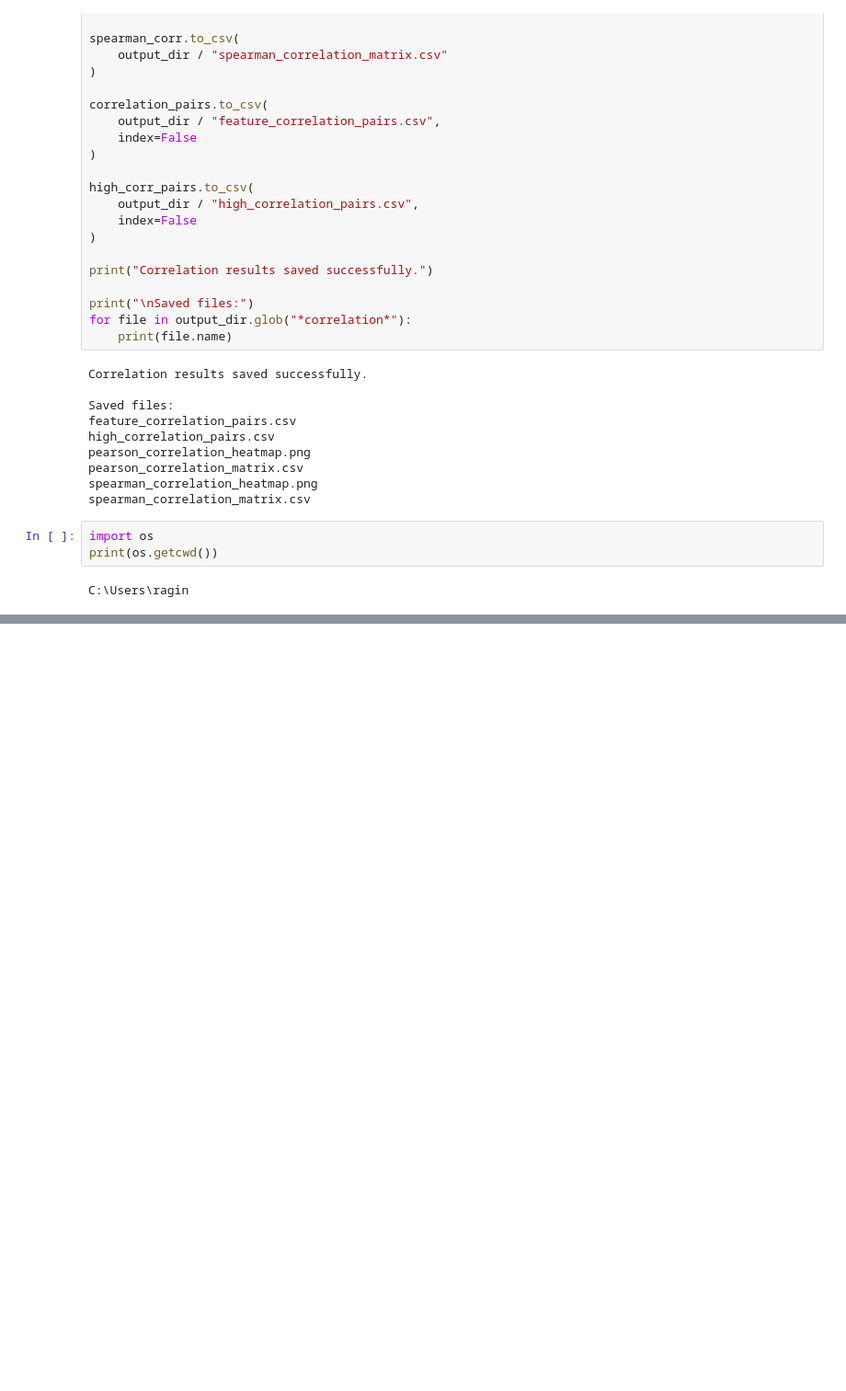
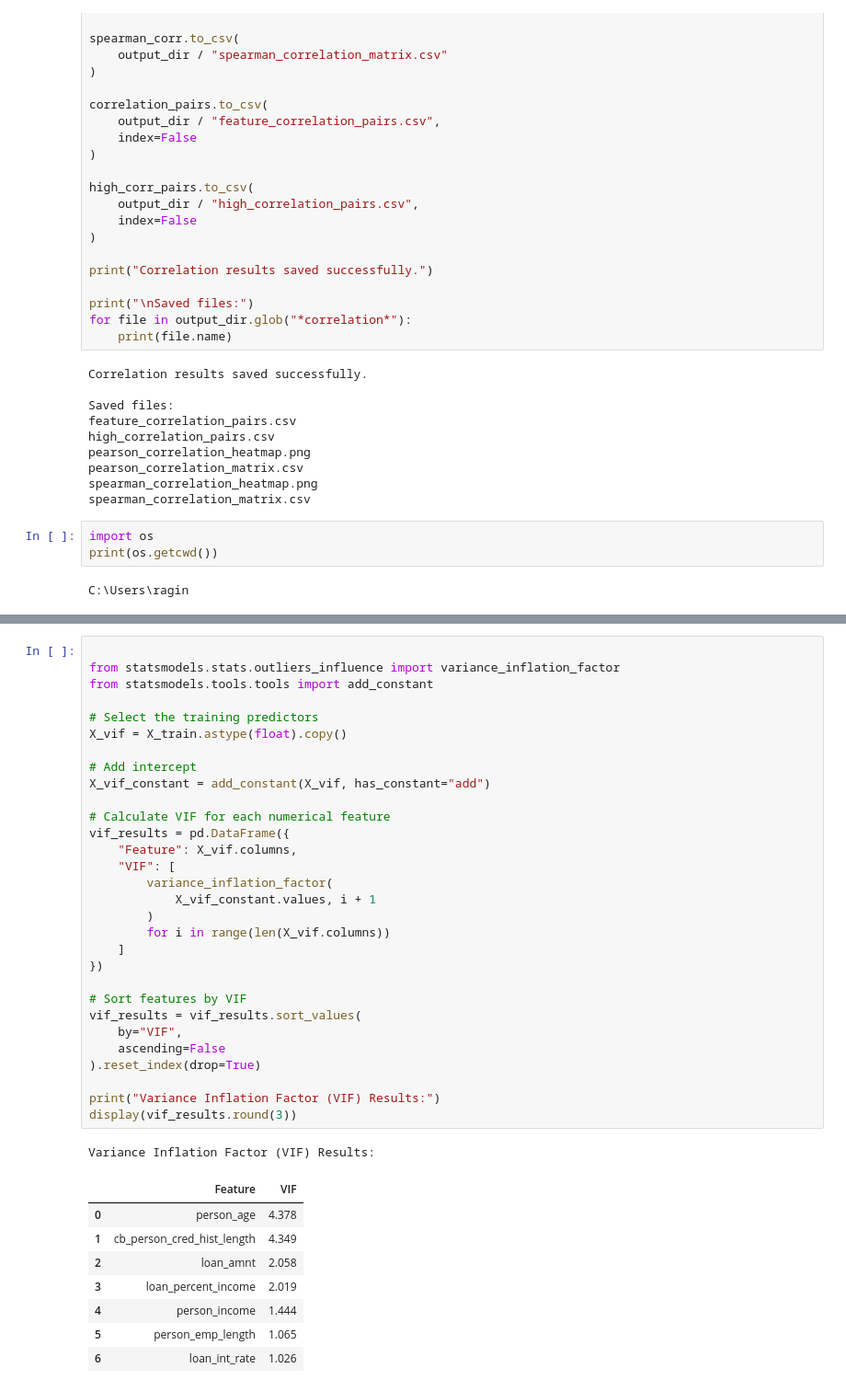
Before and after one commit to pujansonani/axlero-data-analytics, a Jupyter notebook: notebooks/member3/feature_selection_validation.ipynb, the cells around one changed output, grey strips where cells are left out. Shown at 92% size. Saved outputs shown, nothing was run; the diff lists cells and outputs as text; blank space fills up the shorter version.

```diff
--- a/notebooks/member3/feature_selection_validation.ipynb
+++ b/notebooks/member3/feature_selection_validation.ipynb
@@ -298,0 +368,40 @@ C:\Users\ragin
+# %%
+
+from statsmodels.stats.outliers_influence import variance_inflation_factor
+from statsmodels.tools.tools import add_constant
+
+# Select the training predictors
+X_vif = X_train.astype(float).copy()
+
+# Add intercept
+X_vif_constant = add_constant(X_vif, has_constant="add")
+
+# Calculate VIF for each numerical feature
+vif_results = pd.DataFrame({
+    "Feature": X_vif.columns,
+    "VIF": [
+        variance_inflation_factor(
+            X_vif_constant.values, i + 1
+        )
+        for i in range(len(X_vif.columns))
+    ]
+})
+
+# Sort features by VIF
+vif_results = vif_results.sort_values(
+    by="VIF",
+    ascending=False
+).reset_index(drop=True)
+
+print("Variance Inflation Factor (VIF) Results:")
+display(vif_results.round(3))
+# %% [output]
+Variance Inflation Factor (VIF) Results:
+|  | Feature | VIF |
+| 0 | person_age | 4.378 |
+| 1 | cb_person_cred_hist_length | 4.349 |
+| 2 | loan_amnt | 2.058 |
+| 3 | loan_percent_income | 2.019 |
+| 4 | person_income | 1.444 |
+| 5 | person_emp_length | 1.065 |
+| 6 | loan_int_rate | 1.026 |
```
Also changed, not shown: parts of 15 cells of this notebook, 4 other files.
